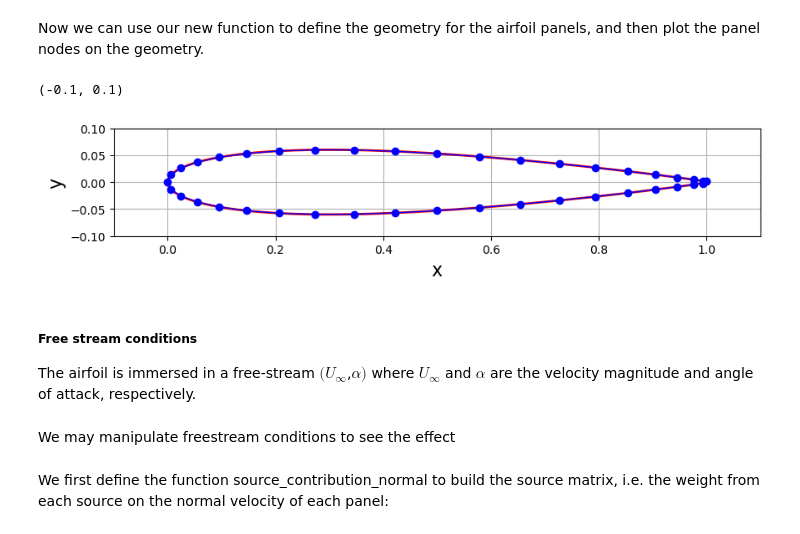
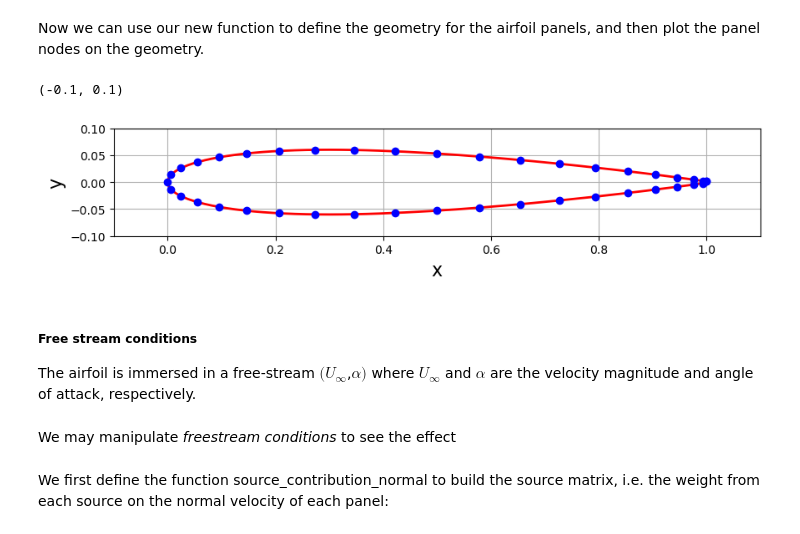
Before and after one commit to pentadont/Project_Math, a Jupyter notebook: Math_project/MathProject.ipynb, the cells around one changed output. Saved outputs shown, nothing was run; the diff lists cells and outputs as text; code cells hidden in the pictures.

```diff
--- a/Math_project/MathProject.ipynb
+++ b/Math_project/MathProject.ipynb
@@ -383,20 +381,20 @@ panels = define_panels(x, y, N=40)
 # %%
 # plot discretized geometry
 width = 10
 plt.figure(figsize=(width, width))
 plt.grid()
 plt.xlabel('x', fontsize=16)
 plt.ylabel('y', fontsize=16)
 plt.plot(x, y, color='r', linestyle='-', linewidth=2)
 plt.plot(np.append([panel.xa for panel in panels], panels[0].xa),
             np.append([panel.ya for panel in panels], panels[0].ya),
-            linestyle='-', linewidth=1, marker='o', markersize=6, c='b')
+            linestyle='-', linewidth= 0.01, marker= 'o', markersize= 6, c= 'b')
 plt.axis('scaled')
 plt.xlim(-0.1, 1.1)
 plt.ylim(-0.1, 0.1)
 # %% [output]
 (-0.1, 0.1)
-[figure, old version]
+[figure, new version]
 # %% [markdown]
 ##### Free stream conditions
 
@@ -422,7 +420,7 @@ class Freestream:
         self.u_inf = u_inf
         self.alpha = np.radians(alpha)  # degrees to radians
 # %% [markdown]
-We may manipulate freestream conditions to see the effect
+We may manipulate *freestream conditions* to see the effect
 # %%
 # define freestream conditions
 freestream = Freestream(u_inf=1.5, alpha=5.0)
```
Also changed, not shown: parts of 25 cells of this notebook, 11 other files.
